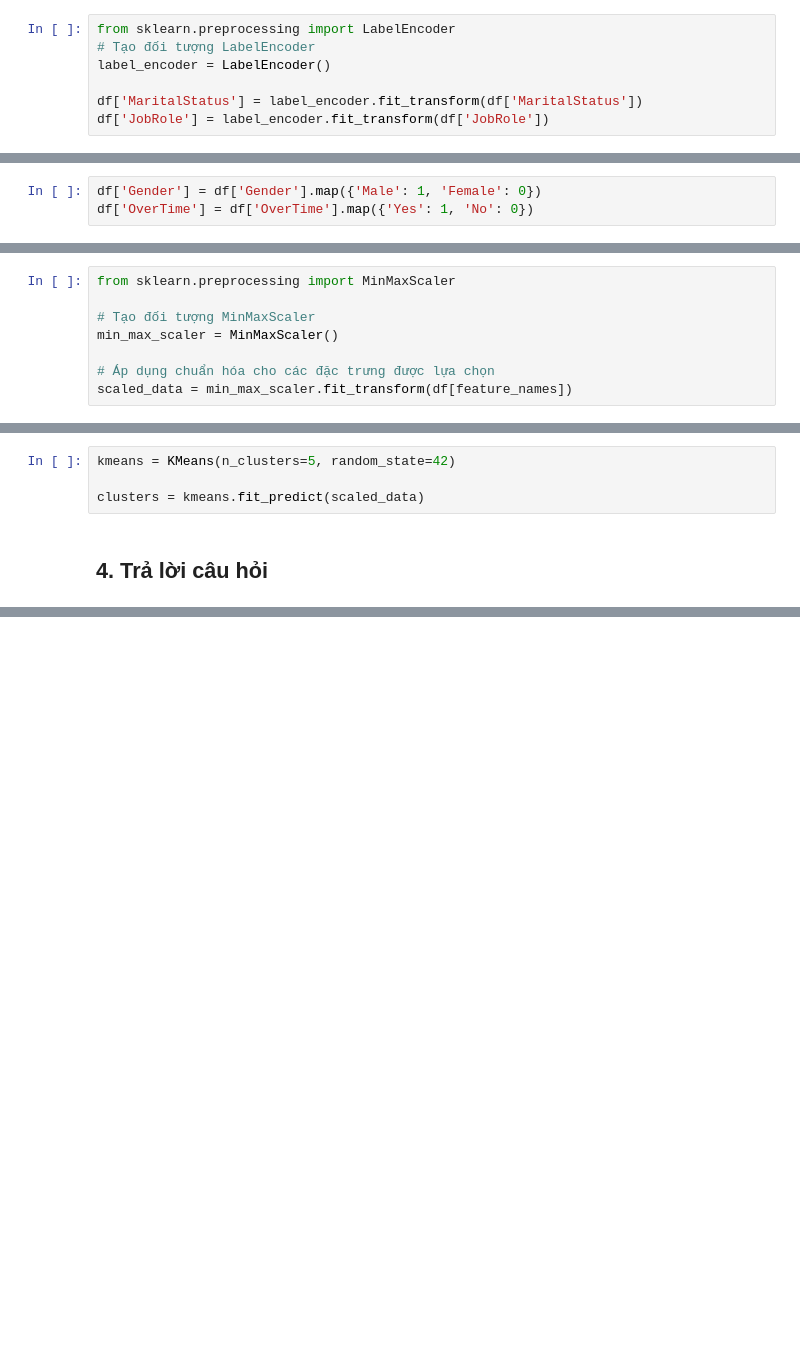
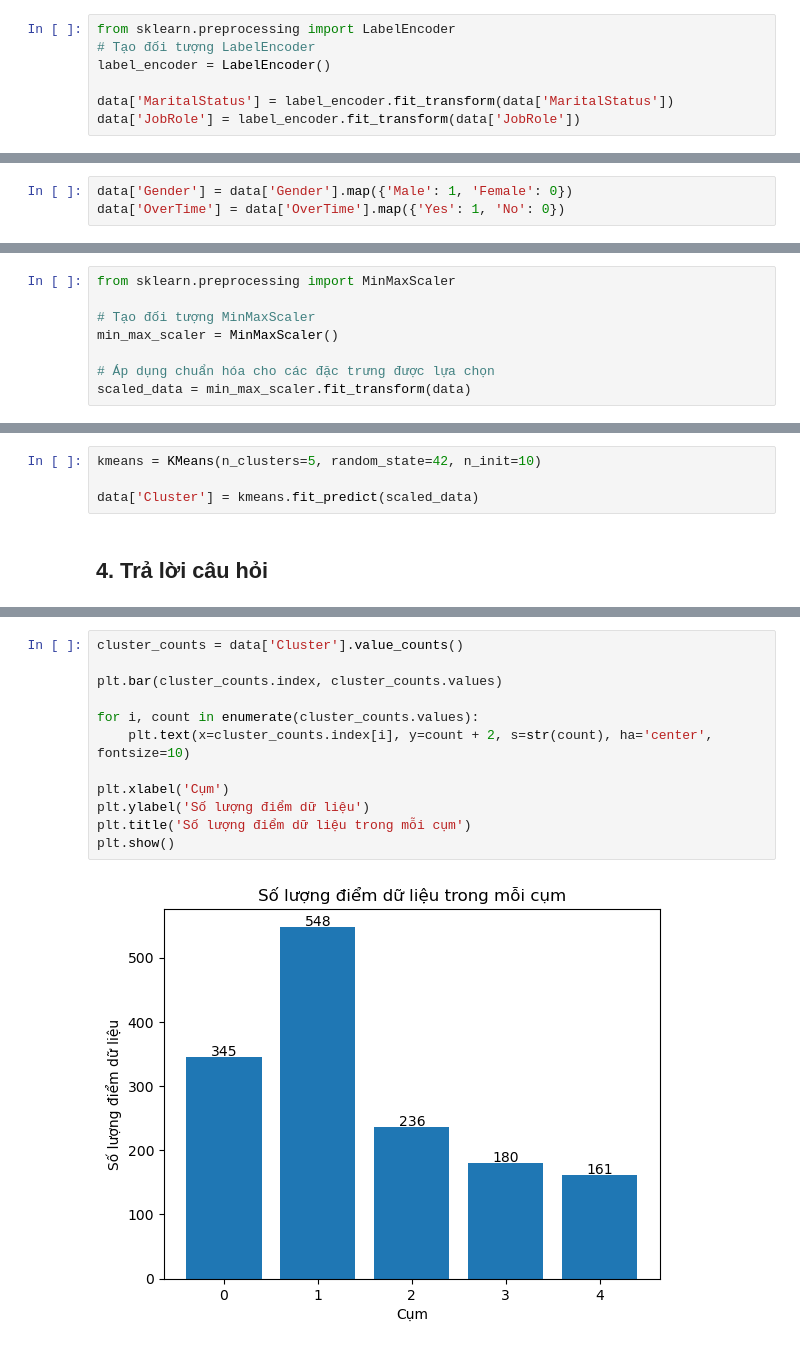
Before and after one commit to hungchou8994/LTKHDL, a Jupyter notebook: data_modeling/data_model.ipynb, the cells around one changed output, grey strips where cells are left out. Drawn from its saved outputs; the diff is of its cells as text; blank space fills up the shorter version.

```diff
--- a/data_modeling/data_model.ipynb
+++ b/data_modeling/data_model.ipynb
@@ -107,13 +116,13 @@ from sklearn.preprocessing import LabelEncoder
 # Tạo đối tượng LabelEncoder
 label_encoder = LabelEncoder()
 
-df['MaritalStatus'] = label_encoder.fit_transform(df['MaritalStatus'])
-df['JobRole'] = label_encoder.fit_transform(df['JobRole'])
+data['MaritalStatus'] = label_encoder.fit_transform(data['MaritalStatus'])
+data['JobRole'] = label_encoder.fit_transform(data['JobRole'])
 # %% [markdown]
 Đối với các biến nhị phân như `Gender` và `OverTime` thì chỉ có 2 giá trị là **Male/Female** hay **Yes/No** nên cần ánh xạ các giá trị này về các biến nhị phân có giá trị 0/1
 # %%
-df['Gender'] = df['Gender'].map({'Male': 1, 'Female': 0})
-df['OverTime'] = df['OverTime'].map({'Yes': 1, 'No': 0})
+data['Gender'] = data['Gender'].map({'Male': 1, 'Female': 0})
+data['OverTime'] = data['OverTime'].map({'Yes': 1, 'No': 0})
 # %% [markdown]
 Kiểm tra các kiểu dữ liệu của các đặc trưng sau khi mã hóa
 # %%
@@ -146,7 +155,7 @@ from sklearn.preprocessing import MinMaxScaler
 min_max_scaler = MinMaxScaler()
 
 # Áp dụng chuẩn hóa cho các đặc trưng được lựa chọn
-scaled_data = min_max_scaler.fit_transform(df[feature_names])
+scaled_data = min_max_scaler.fit_transform(data)
 # %% [markdown]
 ## 3. Áp dụng thuật toán K-Means Clustering
 # %% [markdown]
@@ -310,8 +319,8 @@ Kết hợp các phân tích từ ba phương pháp trên, chúng ta có thể k
 # %% [markdown]
 Do đó sẽ huấn luyện mô hình K-Means với số lượng cụm là 5
 # %%
-kmeans = KMeans(n_clusters=5, random_state=42)
+kmeans = KMeans(n_clusters=5, random_state=42, n_init=10)
 
-clusters = kmeans.fit_predict(scaled_data)
+data['Cluster'] = kmeans.fit_predict(scaled_data)
 # %% [markdown]
 ## 4. Trả lời câu hỏi
@@ -317,0 +329,14 @@ clusters = kmeans.fit_predict(scaled_data)
+# %%
+cluster_counts = data['Cluster'].value_counts()
+
+plt.bar(cluster_counts.index, cluster_counts.values)
+
+for i, count in enumerate(cluster_counts.values):
+    plt.text(x=cluster_counts.index[i], y=count + 2, s=str(count), ha='center', fontsize=10)
+
+plt.xlabel('Cụm')
+plt.ylabel('Số lượng điểm dữ liệu')
+plt.title('Số lượng điểm dữ liệu trong mỗi cụm')
+plt.show()
+# %% [output]
+[figure, added]
```
Also changed, not shown: parts of 18 cells of this notebook.
